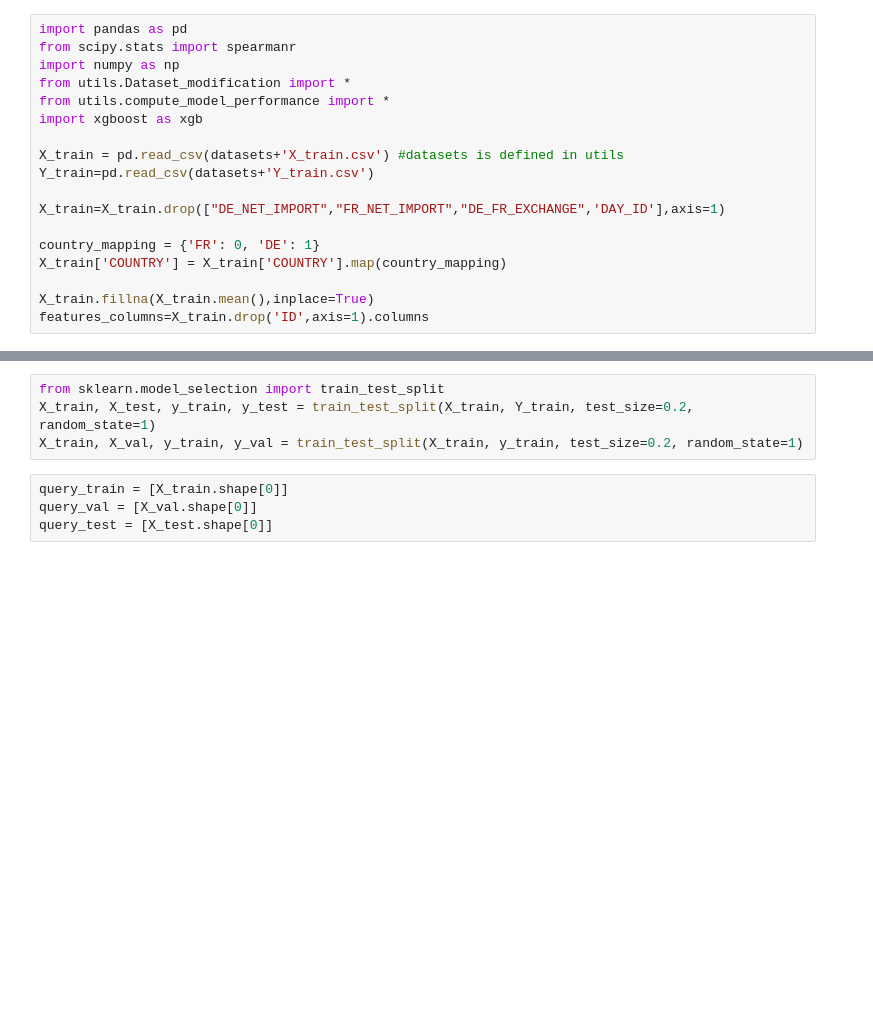
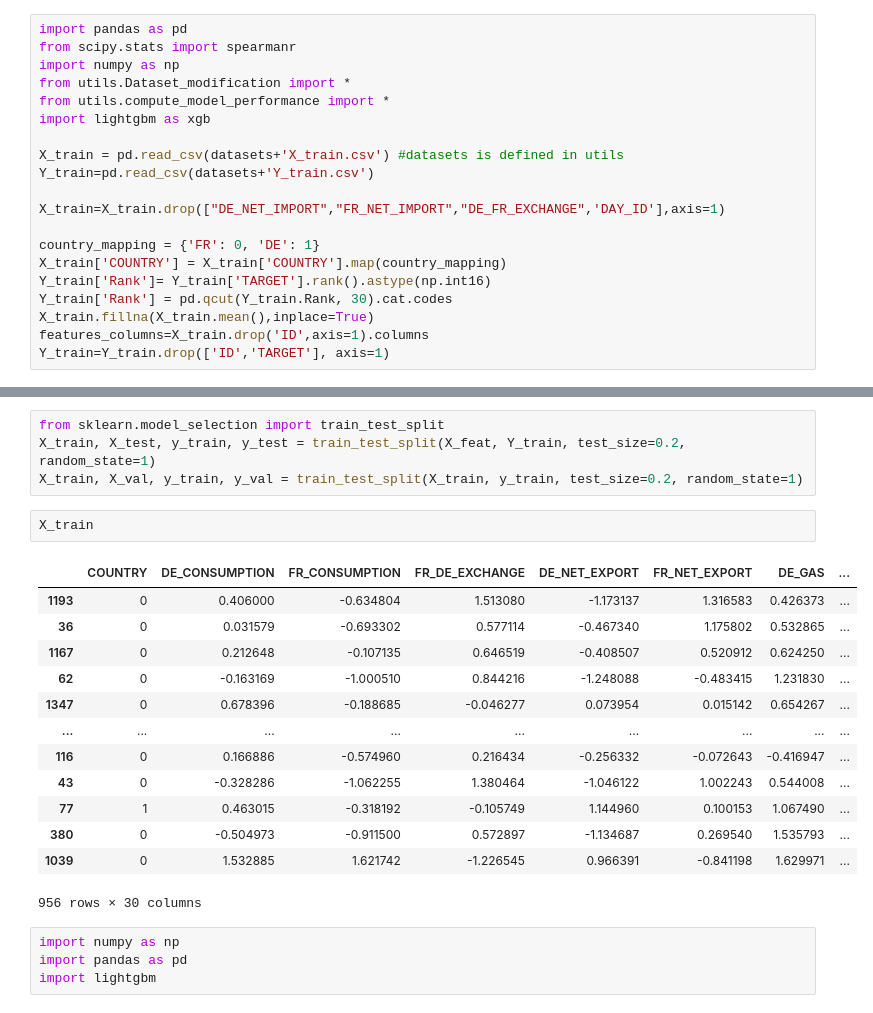
Before and after one commit to MachtaYassine/Challenges_and_fun, a Jupyter notebook: Qube/Notebooks/5-Exploring TensorFlow Ranking.ipynb, the cells around one changed output, grey strips where cells are left out. Saved outputs shown, nothing was run; the diff lists cells and outputs as text; blank space fills up the shorter version.

```diff
--- a/Qube/Notebooks/5-Exploring TensorFlow Ranking.ipynb
+++ b/Qube/Notebooks/5-Exploring TensorFlow Ranking.ipynb
@@ -4,7 +4,7 @@ from scipy.stats import spearmanr
 import numpy as np
 from utils.Dataset_modification import *
 from utils.compute_model_performance import *
-import xgboost as xgb
+import lightgbm as xgb
 
 X_train = pd.read_csv(datasets+'X_train.csv') #datasets is defined in utils
 Y_train=pd.read_csv(datasets+'Y_train.csv')
@@ -13,6 +13,8 @@ X_train=X_train.drop(["DE_NET_IMPORT","FR_NET_IMPORT","DE_FR_EXCHANGE",'DAY_ID']
 
 country_mapping = {'FR': 0, 'DE': 1}
 X_train['COUNTRY'] = X_train['COUNTRY'].map(country_mapping)
-
+Y_train['Rank']= Y_train['TARGET'].rank().astype(np.int16)
+Y_train['Rank'] = pd.qcut(Y_train.Rank, 30).cat.codes
 X_train.fillna(X_train.mean(),inplace=True)
 features_columns=X_train.drop('ID',axis=1).columns
+Y_train=Y_train.drop(['ID','TARGET'], axis=1)
@@ -55,8 +53,24 @@ array([1, 1, 2, 0, 1, 1, 2, 2, 2, 0, 1, 1, 2, 0, 1, 1, 2, 1, 0, 2, 1, 1,
 # %%
 from sklearn.model_selection import train_test_split
-X_train, X_test, y_train, y_test = train_test_split(X_train, Y_train, test_size=0.2, random_state=1)
+X_train, X_test, y_train, y_test = train_test_split(X_feat, Y_train, test_size=0.2, random_state=1)
 X_train, X_val, y_train, y_val = train_test_split(X_train, y_train, test_size=0.2, random_state=1)
-# %%
-query_train = [X_train.shape[0]]
-query_val = [X_val.shape[0]]
-query_test = [X_test.shape[0]]
+# %%
+X_train
+# %% [output]
+|  | COUNTRY | DE_CONSUMPTION | FR_CONSUMPTION | FR_DE_EXCHANGE | DE_NET_EXPORT | FR_NET_EXPORT | DE_GAS | ... |
+| 1193 | 0 | 0.406000 | -0.634804 | 1.513080 | -1.173137 | 1.316583 | 0.426373 | ... |
+| 36 | 0 | 0.031579 | -0.693302 | 0.577114 | -0.467340 | 1.175802 | 0.532865 | ... |
+| 1167 | 0 | 0.212648 | -0.107135 | 0.646519 | -0.408507 | 0.520912 | 0.624250 | ... |
+| 62 | 0 | -0.163169 | -1.000510 | 0.844216 | -1.248088 | -0.483415 | 1.231830 | ... |
+| 1347 | 0 | 0.678396 | -0.188685 | -0.046277 | 0.073954 | 0.015142 | 0.654267 | ... |
+| ... | ... | ... | ... | ... | ... | ... | ... | ... |
+| 116 | 0 | 0.166886 | -0.574960 | 0.216434 | -0.256332 | -0.072643 | -0.416947 | ... |
+| 43 | 0 | -0.328286 | -1.062255 | 1.380464 | -1.046122 | 1.002243 | 0.544008 | ... |
+| 77 | 1 | 0.463015 | -0.318192 | -0.105749 | 1.144960 | 0.100153 | 1.067490 | ... |
+| 380 | 0 | -0.504973 | -0.911500 | 0.572897 | -1.134687 | 0.269540 | 1.535793 | ... |
+| 1039 | 0 | 1.532885 | 1.621742 | -1.226545 | 0.966391 | -0.841198 | 1.629971 | ... |
+956 rows × 30 columns
+# %%
+import numpy as np
+import pandas as pd
+import lightgbm
```
Also changed, not shown: parts of 9 cells of this notebook.
